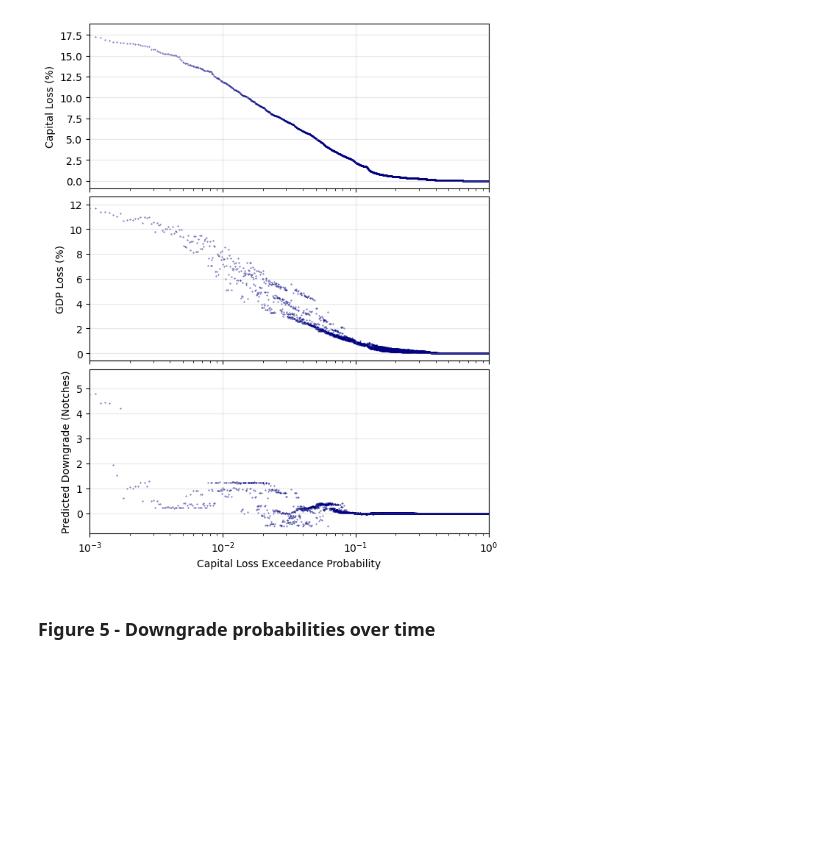
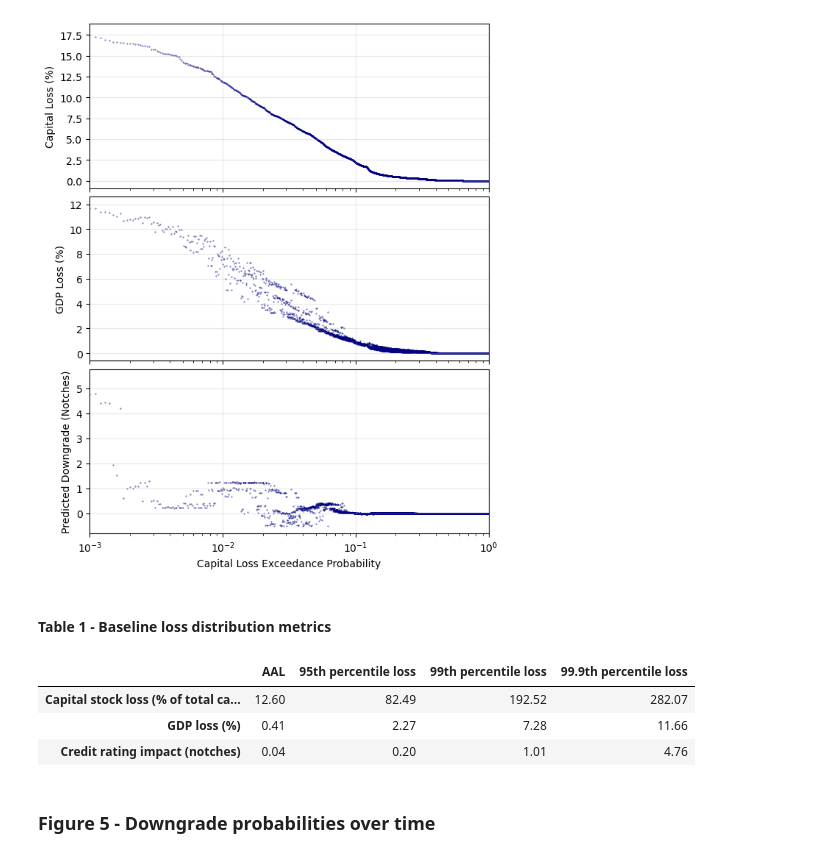
Before and after one commit to mvbnffc/sovereign-risk, a Jupyter notebook: notebooks/paper_analysis/figures.ipynb, the cells around one changed output. Drawn from its saved outputs; the diff is of its cells as text; code cells hidden in the pictures; blank space fills up the shorter version.

Commit message:
add summary table

```diff
--- a/notebooks/paper_analysis/figures.ipynb
+++ b/notebooks/paper_analysis/figures.ipynb
@@ -86,6 +86,34 @@ plt.subplots_adjust(hspace=0.05) # adjust spacing
 plt.show()
 # %% [output]
 [figure]
+# %% [markdown]
+#### Table 1 - Baseline loss distribution metrics
+# %%
+# Table 1: baseline loss distribution metrics
+baseline_losses = df[
+    (df["scenario"].eq("baseline")) &
+    (df["adaptation"].eq(False))
+].copy()
+
+table_1_series = pd.DataFrame({
+    "Capital stock loss (% of total capital stock)": (baseline_losses["CAP_dam"])/1e9, # / total_capstock) * 100,
+    "GDP loss (%)": baseline_losses["gdp_loss"] * -1,
+    "Credit rating impact (notches)": baseline_losses["Downgrade"],
+})
+
+table_1 = pd.DataFrame({
+    "AAL": table_1_series.mean(axis=0),
+    "95th percentile loss": table_1_series.quantile(0.95, axis=0),
+    "99th percentile loss": table_1_series.quantile(0.99, axis=0),
+    "99.9th percentile loss": table_1_series.quantile(0.999, axis=0)
+})
+
+table_1.round(2)
+# %% [output]
+|  | AAL | 95th percentile loss | 99th percentile loss | 99.9th percentile loss |
+| Capital stock loss (% of total ca... | 12.60 | 82.49 | 192.52 | 282.07 |
+| GDP loss (%) | 0.41 | 2.27 | 7.28 | 11.66 |
+| Credit rating impact (notches) | 0.04 | 0.20 | 1.01 | 4.76 |
 # %% [markdown]
 ### Figure 5 - Downgrade probabilities over time
 # %%
```
Also changed, not shown: parts of 1 cell of this notebook.
